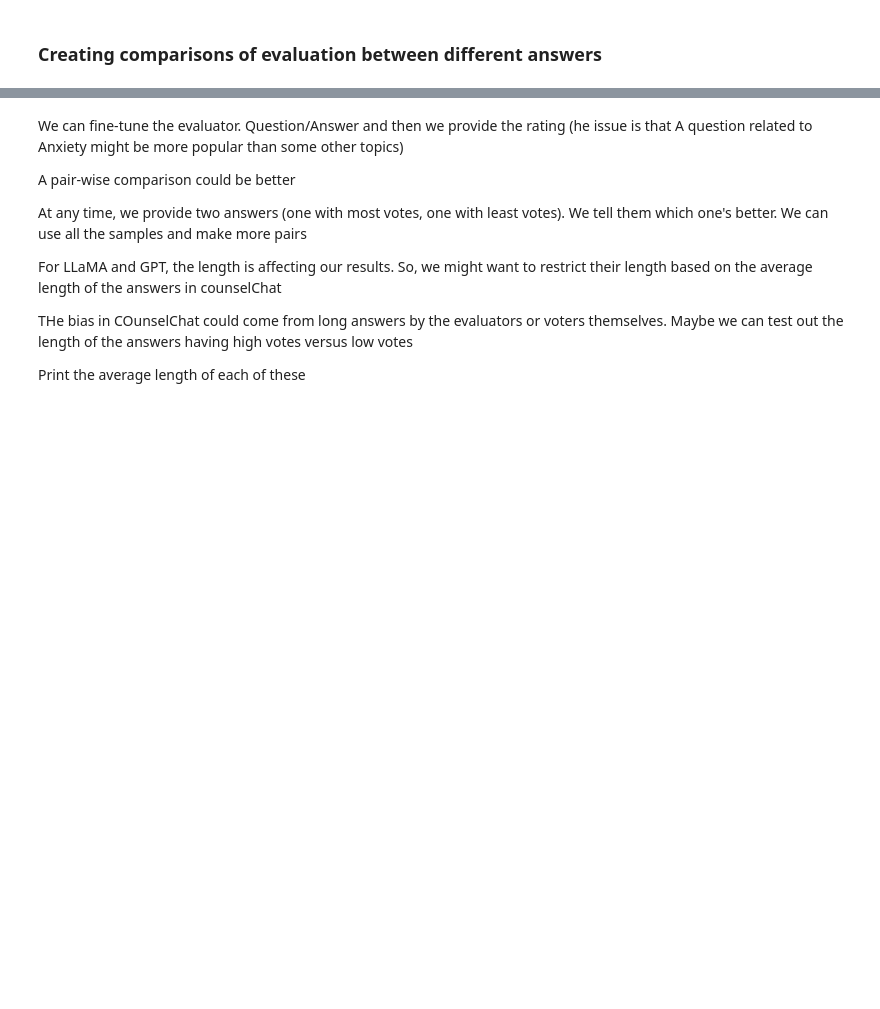
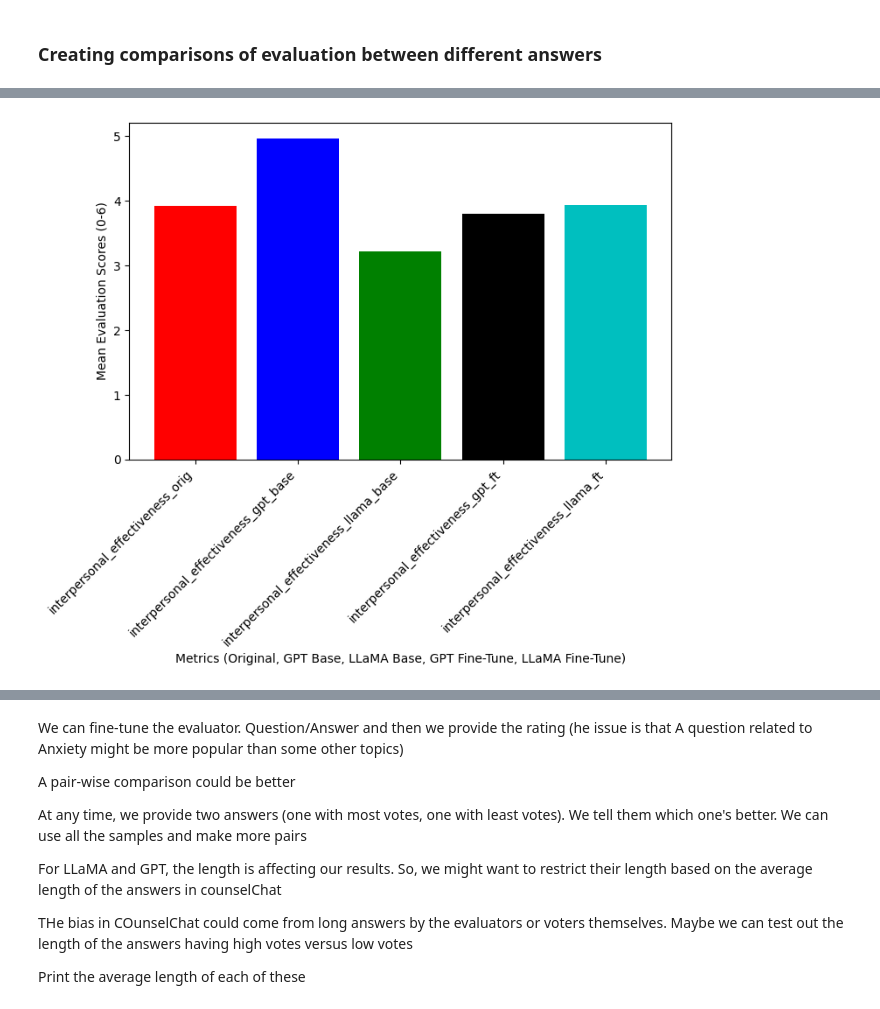
Before and after one commit to embedded-robotics/mental-health-agents, a Jupyter notebook: src/dpo/response_evaluation.ipynb, the cells around one changed output, grey strips where cells are left out. Saved outputs shown, nothing was run; the diff lists cells and outputs as text; code cells hidden in the pictures; blank space fills up the shorter version.

```diff
--- a/src/dpo/response_evaluation.ipynb
+++ b/src/dpo/response_evaluation.ipynb
@@ -438,0 +675,14 @@ plt.show()
+# %%
+viz_df = df_response_evaluation[['topic','interpersonal_effectiveness_orig', 'interpersonal_effectiveness_gpt_base',
+                                 'interpersonal_effectiveness_llama_base', 'interpersonal_effectiveness_gpt_ft', 'interpersonal_effectiveness_llama_ft']].set_index('topic')
+avg_metrics = viz_df.agg('mean')
+
+plt.figure(figsize=(8,5))
+plt.bar(avg_metrics.index.to_list(), avg_metrics.values.tolist(), color=['r','b','g','k','c'])
+plt.xticks(rotation=45, ha='right')
+plt.xlabel('Metrics (Original, GPT Base, LLaMA Base, GPT Fine-Tune, LLaMA Fine-Tune)')
+plt.ylabel('Mean Evaluation Scores (0-6)')
+plt.title('')
+plt.show()
+# %% [output]
+[figure, added]
```
Also changed, not shown: parts of 41 cells of this notebook.
